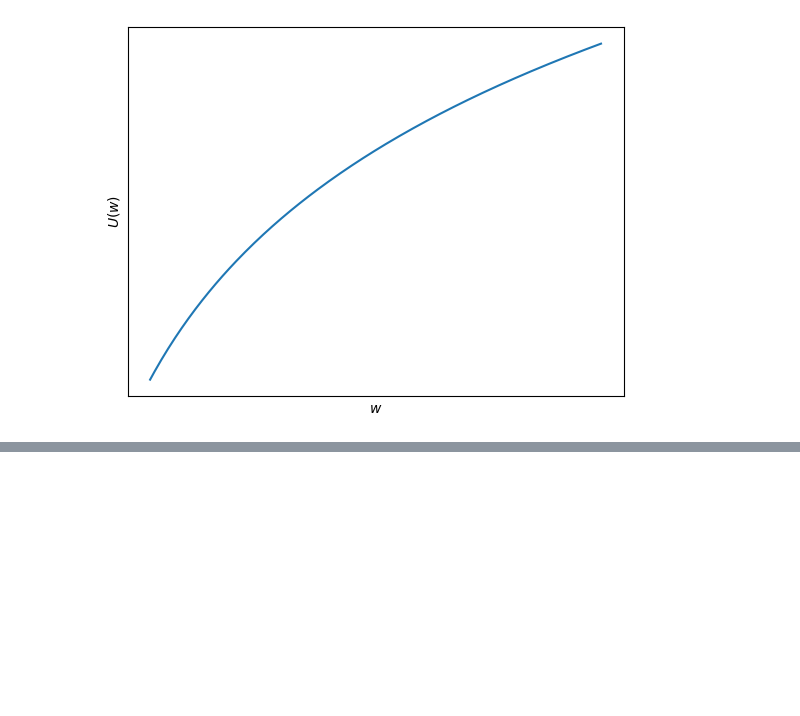
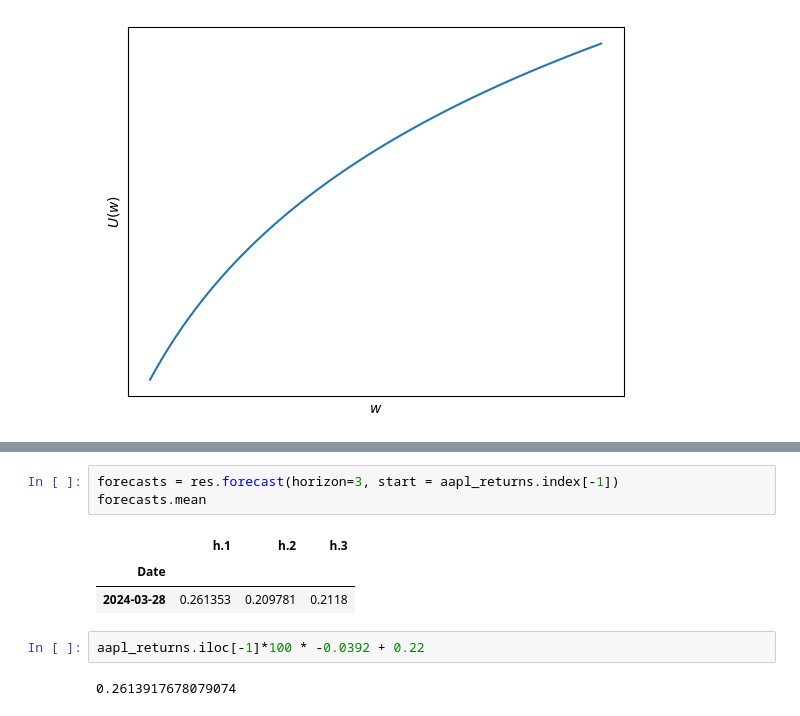
Before and after one commit to RalfKellner/fdaml_coursebook, a Jupyter notebook: _sources/03_univariate_models.ipynb, the cells around one changed output, grey strips where cells are left out. Cells and saved outputs as stored; diff of their text form; blank space fills up the shorter version.

```diff
--- a/_sources/03_univariate_models.ipynb
+++ b/_sources/03_univariate_models.ipynb
@@ -489,0 +697,11 @@ VaR, ES, Expectiles, Aximos....
+# %%
+forecasts = res.forecast(horizon=3, start = aapl_returns.index[-1])
+forecasts.mean
+# %% [output]
+|  | h.1 | h.2 | h.3 |
+| Date |  |  |  |
+| 2024-03-28 | 0.261353 | 0.209781 | 0.2118 |
+# %%
+aapl_returns.iloc[-1]*100 * -0.0392 + 0.22
+# %% [output]
+0.2613917678079074
```
Also changed, not shown: parts of 13 cells of this notebook, 6 other files.
